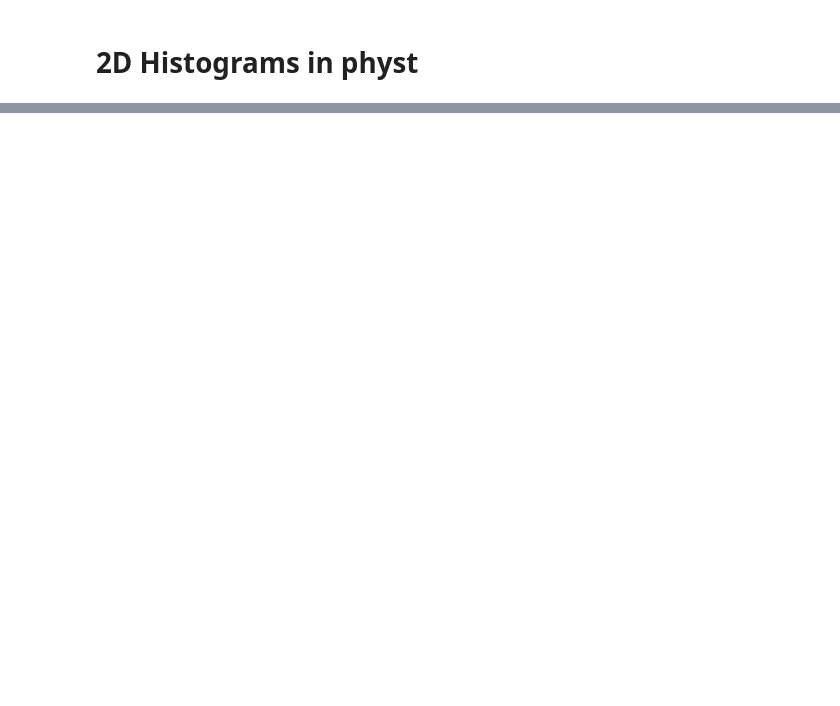
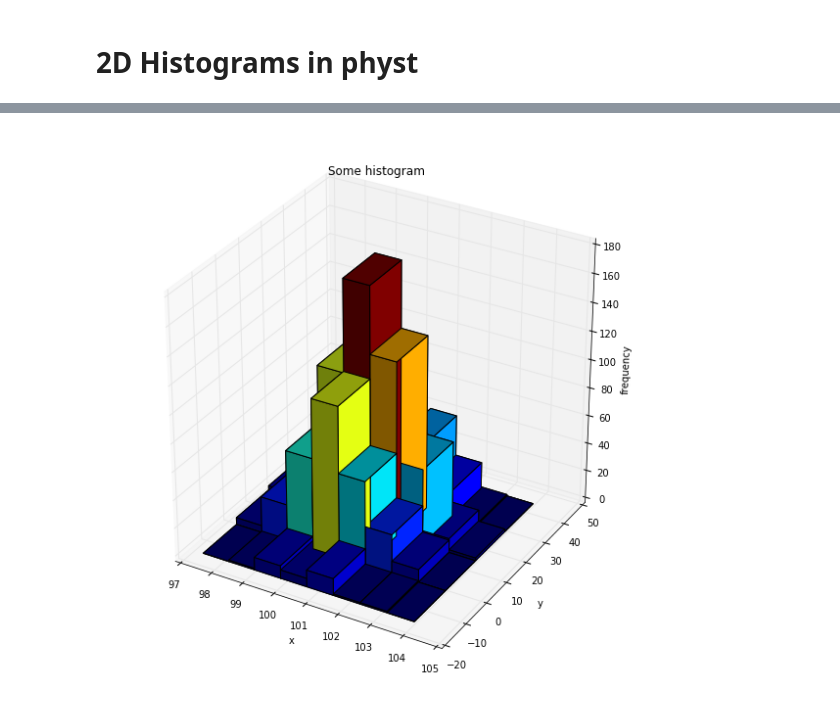
Before and after one commit to janpipek/physt, a Jupyter notebook: doc/2D Histograms.ipynb, the cells around one changed output, grey strips where cells are left out. Cells and saved outputs as stored; diff of their text form; code cells hidden in the pictures; blank space fills up the shorter version.

```diff
--- a/doc/2D Histograms.ipynb
+++ b/doc/2D Histograms.ipynb
@@ -23,0 +29,7 @@ array([[  0.,   3.,   4.,   6.,   5.,   4.,   1.,   0.],
+# %%
+%matplotlib inline
+fig = plt.figure(figsize=(10, 10))
+ax = fig.add_subplot(111, projection='3d')
+ax = h2.plot(ax=ax)
+# %% [output]
+[figure, added]
```
Also changed, not shown: parts of 3 cells of this notebook, 1 other file.
